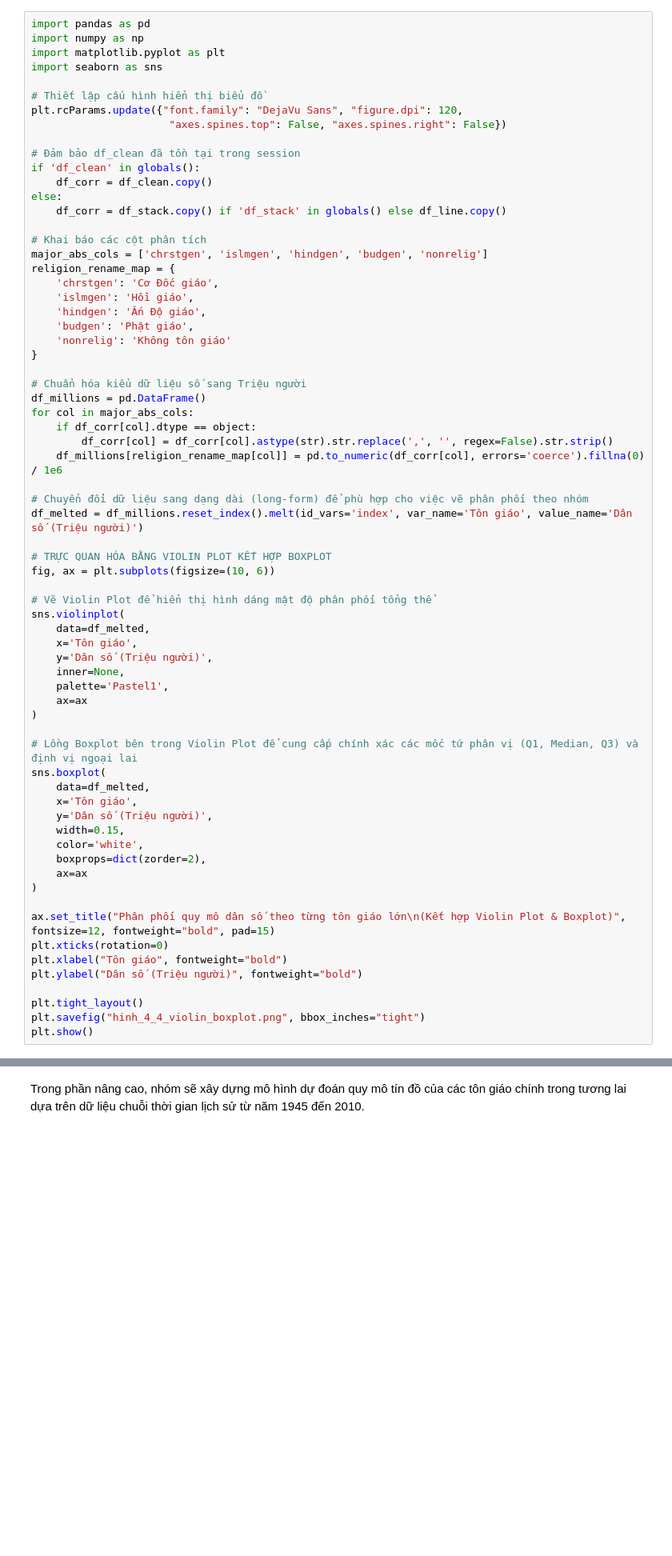
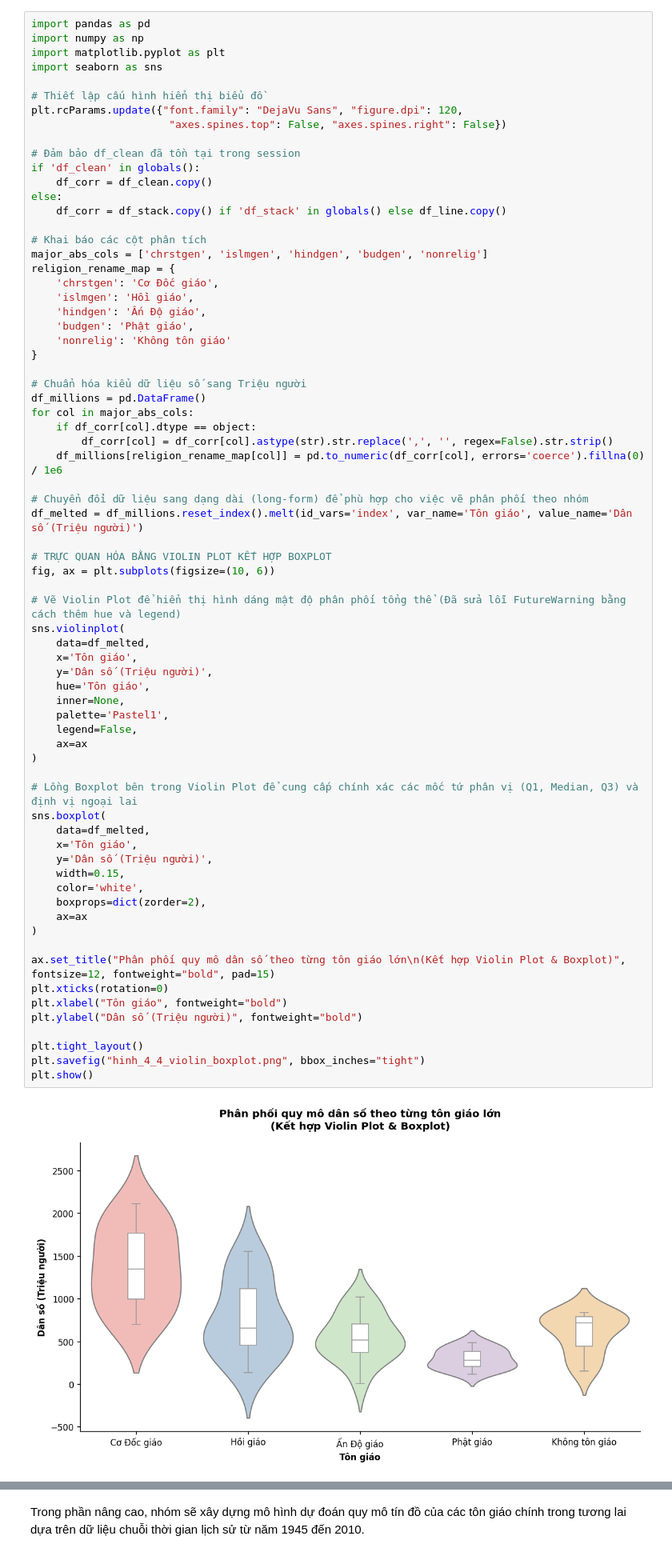
Before and after one commit to 28-TranTrungKien-24174600028/Do_An_1_Nhom_2_3_DHKL18A1HN, a Jupyter notebook: Đồ án 1.ipynb, the cells around one changed output, grey strips where cells are left out. Shown at 80% size. Drawn from its saved outputs; the diff is of its cells as text; blank space fills up the shorter version.

Commit message:
Được tạo bằng Colab

```diff
--- a/Đồ án 1.ipynb
+++ b/Đồ án 1.ipynb
@@ -1240,35 +1240,39 @@ df_melted = df_millions.reset_index().melt(id_vars='index', var_name='Tôn giáo
 # TRỰC QUAN HÓA BẰNG VIOLIN PLOT KẾT HỢP BOXPLOT
 fig, ax = plt.subplots(figsize=(10, 6))
 
-# Vẽ Violin Plot để hiển thị hình dáng mật độ phân phối tổng thể
+# Vẽ Violin Plot để hiển thị hình dáng mật độ phân phối tổng thể (Đã sửa lỗi FutureWarning bằng cách thêm hue và legend)
 sns.violinplot(
     data=df_melted,
     x='Tôn giáo',
     y='Dân số (Triệu người)',
+    hue='Tôn giáo',
     inner=None,
     palette='Pastel1',
+    legend=False,
     ax=ax
 )
 
 # Lồng Boxplot bên trong Violin Plot để cung cấp chính xác các mốc tứ phân vị (Q1, Median, Q3) và định vị ngoại lai
 sns.boxplot(
     data=df_melted,
     x='Tôn giáo',
     y='Dân số (Triệu người)',
     width=0.15,
     color='white',
     boxprops=dict(zorder=2),
     ax=ax
 )
 
 ax.set_title("Phân phối quy mô dân số theo từng tôn giáo lớn\n(Kết hợp Violin Plot & Boxplot)", fontsize=12, fontweight="bold", pad=15)
 plt.xticks(rotation=0)
 plt.xlabel("Tôn giáo", fontweight="bold")
 plt.ylabel("Dân số (Triệu người)", fontweight="bold")
 
 plt.tight_layout()
 plt.savefig("hinh_4_4_violin_boxplot.png", bbox_inches="tight")
 plt.show()
+# %% [output]
+[figure, added]
 # %% [markdown]
 4.5 Trực quan hóa dữ liệu (Data Visualization)
 
```
Also changed, not shown: parts of 1 cell of this notebook.
